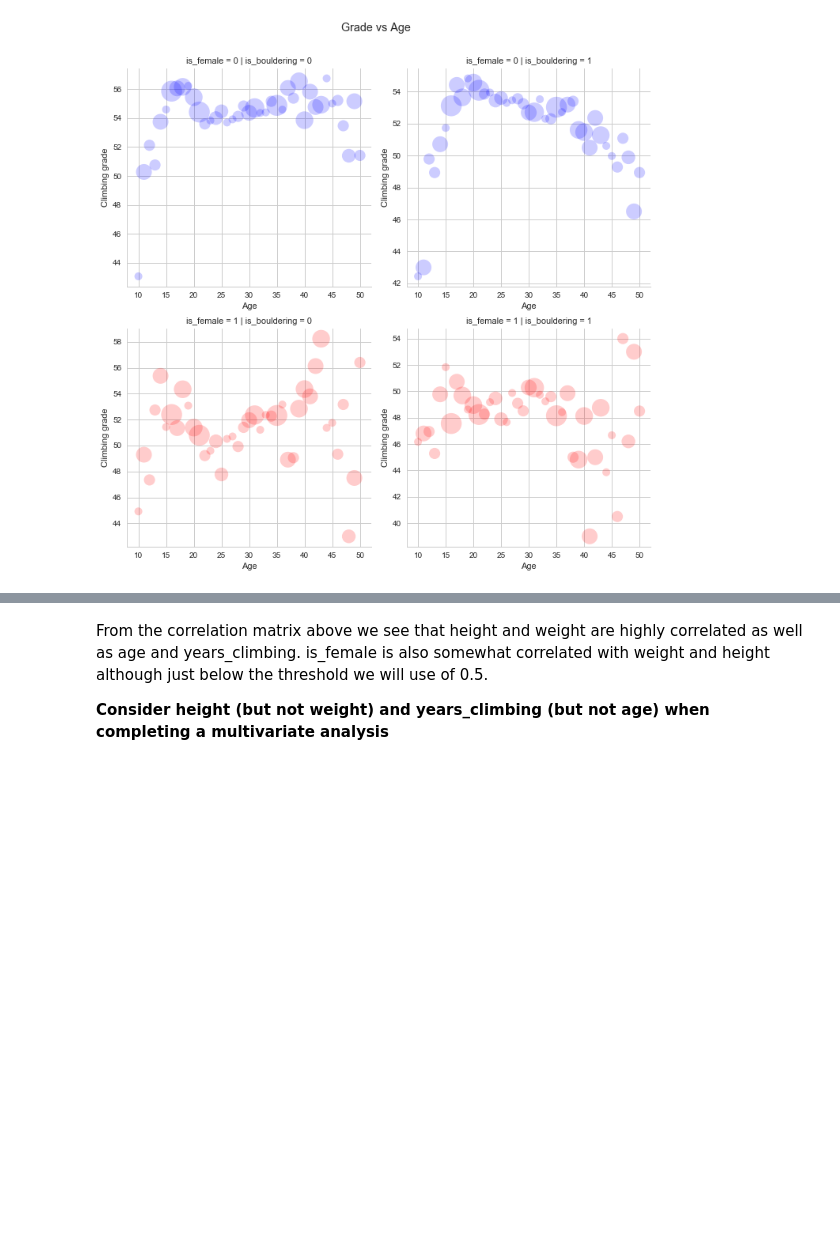
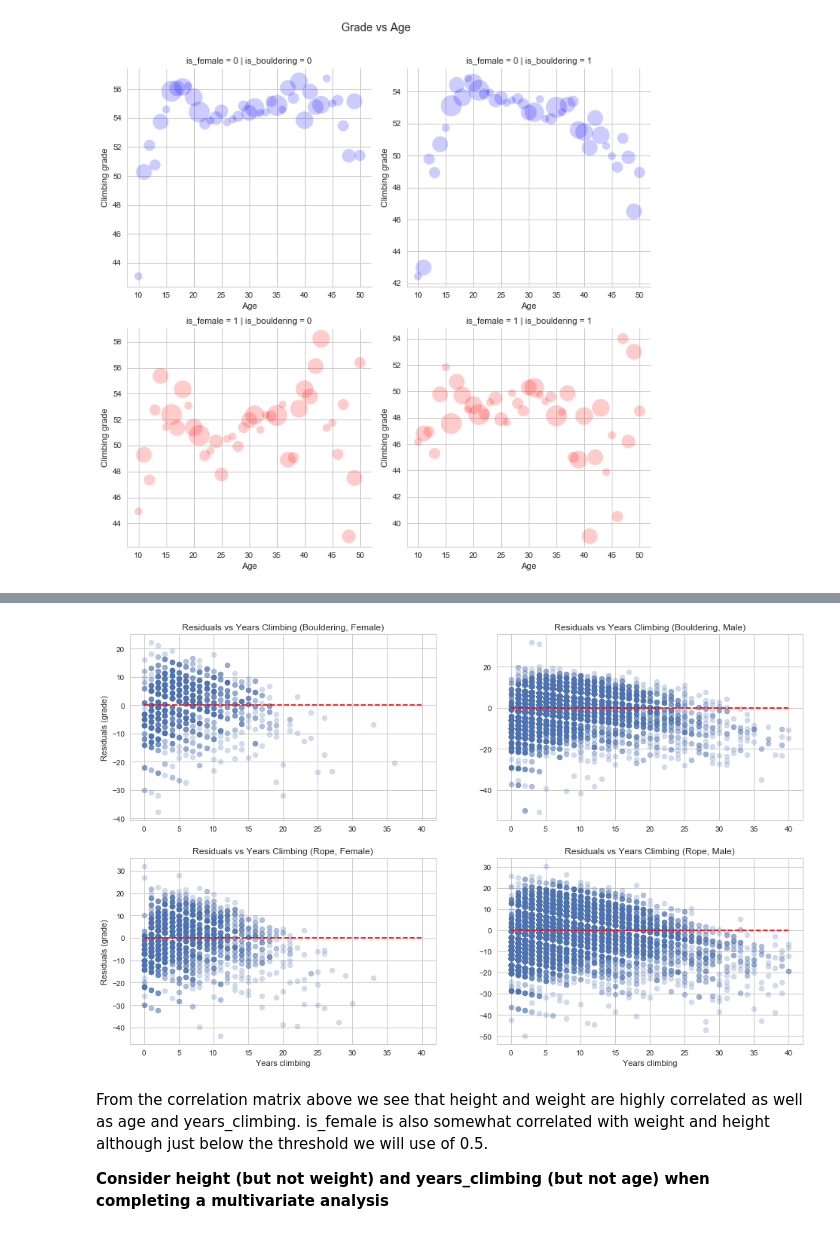
Before and after one commit to stevebachmeier/climber-characteristic-analysis, a Jupyter notebook: analysis.ipynb, the cells around one changed output, grey strips where cells are left out. Cells and saved outputs as stored; diff of their text form; code cells hidden in the pictures; blank space fills up the shorter version.

```diff
--- a/analysis.ipynb
+++ b/analysis.ipynb
@@ -1161,7 +1149,7 @@ plt.subplots_adjust(top=0.94)
 lm_grade_vs_years_climbing_bouldering_female = \
         smf.ols('id_grade ~ years_climbing',
                 data=df_bouldering_female[(df_bouldering_female['years_climbing'] >= 0) &
-                                          (df_bouldering_female['years_climbing'] <= 70)])\
+                                          (df_bouldering_female['years_climbing'] <= 40)])\
         .fit()
 
 print(lm_grade_vs_years_climbing_bouldering_female.summary())
@@ -1183,7 +1200,7 @@ df_results_univariate
 lm_grade_vs_years_climbing_bouldering_male = \
         smf.ols('id_grade ~ years_climbing',
                 data=df_bouldering_male[(df_bouldering_male['years_climbing'] >= 0) &
-                                          (df_bouldering_male['years_climbing'] <= 70)])\
+                                          (df_bouldering_male['years_climbing'] <= 40)])\
         .fit()
 
 print(lm_grade_vs_years_climbing_bouldering_male.summary())
@@ -1206,13 +1245,13 @@ df_results_univariate
 lm_grade_vs_years_climbing_rope_female = \
         smf.ols('id_grade ~ years_climbing',
                 data=df_rope_female[(df_rope_female['years_climbing'] >= 0) &
-                                          (df_rope_female['years_climbing'] <= 70)])\
+                                          (df_rope_female['years_climbing'] <= 40)])\
         .fit()
 
 print(lm_grade_vs_years_climbing_rope_female.summary())
 
 df_results_temp = pd.DataFrame([{
-        'Variable': 'Years climbing (0-70)',
+        'Variable': 'Years climbing (0-40)',
         'Type': 'Rope',
         'Gender': 'F',
         'Coefficient': round(lm_grade_vs_years_climbing_rope_female.params[1],3),
@@ -1230,14 +1291,14 @@ df_results_univariate
 lm_grade_vs_years_climbing_rope_male = \
         smf.ols('id_grade ~ years_climbing',
                 data=df_rope_male[(df_rope_male['years_climbing'] >= 0) &
-                                          (df_rope_male['years_climbing'] <= 70)])\
+                                          (df_rope_male['years_climbing'] <= 40)])\
         .fit()
 
 print(lm_grade_vs_years_climbing_rope_male.summary())
 
 # Update results dataframe
 df_results_temp = pd.DataFrame([{
-        'Variable': 'Years climbing (0-70)',
+        'Variable': 'Years climbing (0-40)',
         'Type': 'Rope',
         'Gender': 'M',
         'Coefficient': round(lm_grade_vs_years_climbing_rope_male.params[1],3),
@@ -1254,40 +1333,42 @@ print(df_results_univariate)
 # %%
 # Plot residuals
 fig, ax = plt.subplots(2, 2, figsize=(16,10))
 
 ax[0,0].scatter(x=df_bouldering_female[\
                     (df_bouldering_female['years_climbing'] >= 0) & \
-                    (df_bouldering_female['years_climbing'] <=70)]['years_climbing'],
+                    (df_bouldering_female['years_climbing'] <=40)]['years_climbing'],
             y=lm_grade_vs_years_climbing_bouldering_female.resid, alpha=0.25)
-ax[0,0].hlines(y=0, xmin=0, xmax=70, colors='red', linestyles='dashed')
+ax[0,0].hlines(y=0, xmin=0, xmax=40, colors='red', linestyles='dashed')
 ax[0,0].set_title('Residuals vs Years Climbing (Bouldering, Female)')
 ax[0,0].set_ylabel('Residuals (grade)')
 
 ax[0,1].scatter(x=df_bouldering_male[\
                     (df_bouldering_male['years_climbing'] >= 0) & \
-                    (df_bouldering_male['years_climbing'] <=70)]['years_climbing'],
+                    (df_bouldering_male['years_climbing'] <=40)]['years_climbing'],
             y=lm_grade_vs_years_climbing_bouldering_male.resid, alpha=0.25)
-ax[0,1].hlines(y=0, xmin=0, xmax=70, colors='red', linestyles='dashed')
+ax[0,1].hlines(y=0, xmin=0, xmax=40, colors='red', linestyles='dashed')
 ax[0,1].set_title('Residuals vs Years Climbing (Bouldering, Male)')
 
 ax[1,0].scatter(x=df_rope_female[\
                     (df_rope_female['years_climbing'] >= 0) & \
-                    (df_rope_female['years_climbing'] <=70)]['years_climbing'],
+                    (df_rope_female['years_climbing'] <=40)]['years_climbing'],
             y=lm_grade_vs_years_climbing_rope_female.resid, alpha=0.25)
-ax[1,0].hlines(y=0, xmin=0, xmax=70, colors='red', linestyles='dashed')
+ax[1,0].hlines(y=0, xmin=0, xmax=40, colors='red', linestyles='dashed')
 ax[1,0].set_title('Residuals vs Years Climbing (Rope, Female)')
 ax[1,0].set_xlabel('Years climbing')
 ax[1,0].set_ylabel('Residuals (grade)')
 
 ax[1,1].scatter(x=df_rope_male[\
                     (df_rope_male['years_climbing'] >= 0) & \
-                    (df_rope_male['years_climbing'] <=70)]['years_climbing'],
+                    (df_rope_male['years_climbing'] <=40)]['years_climbing'],
             y=lm_grade_vs_years_climbing_rope_male.resid, alpha=0.25)
-ax[1,1].hlines(y=0, xmin=0, xmax=70, colors='red', linestyles='dashed')
+ax[1,1].hlines(y=0, xmin=0, xmax=40, colors='red', linestyles='dashed')
 ax[1,1].set_title('Residuals vs Years Climbing (Rope, Male)')
 ax[1,1].set_xlabel('Years climbing')
 
 plt.show()
+# %% [output]
+[figure, added]
 # %%
 # Plot grade vs age
 sns.set(style='whitegrid')
```
Also changed, not shown: parts of 18 cells of this notebook, 1 other file.
